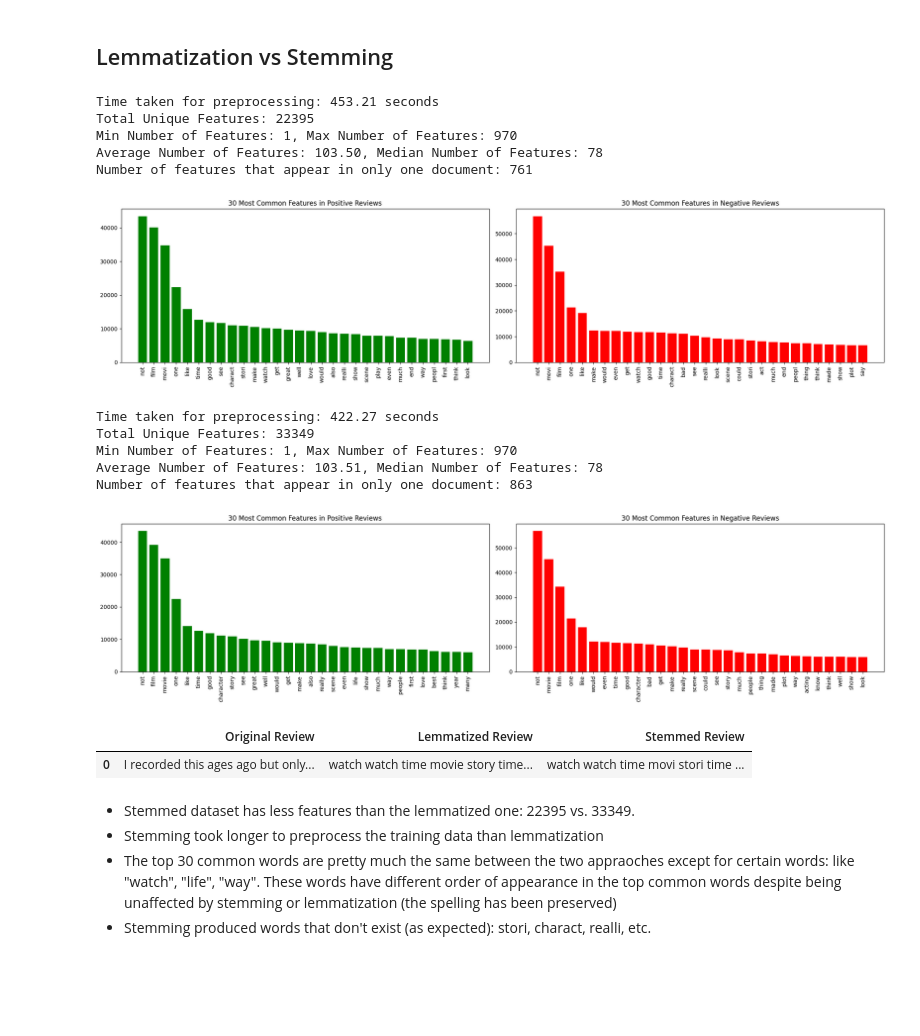
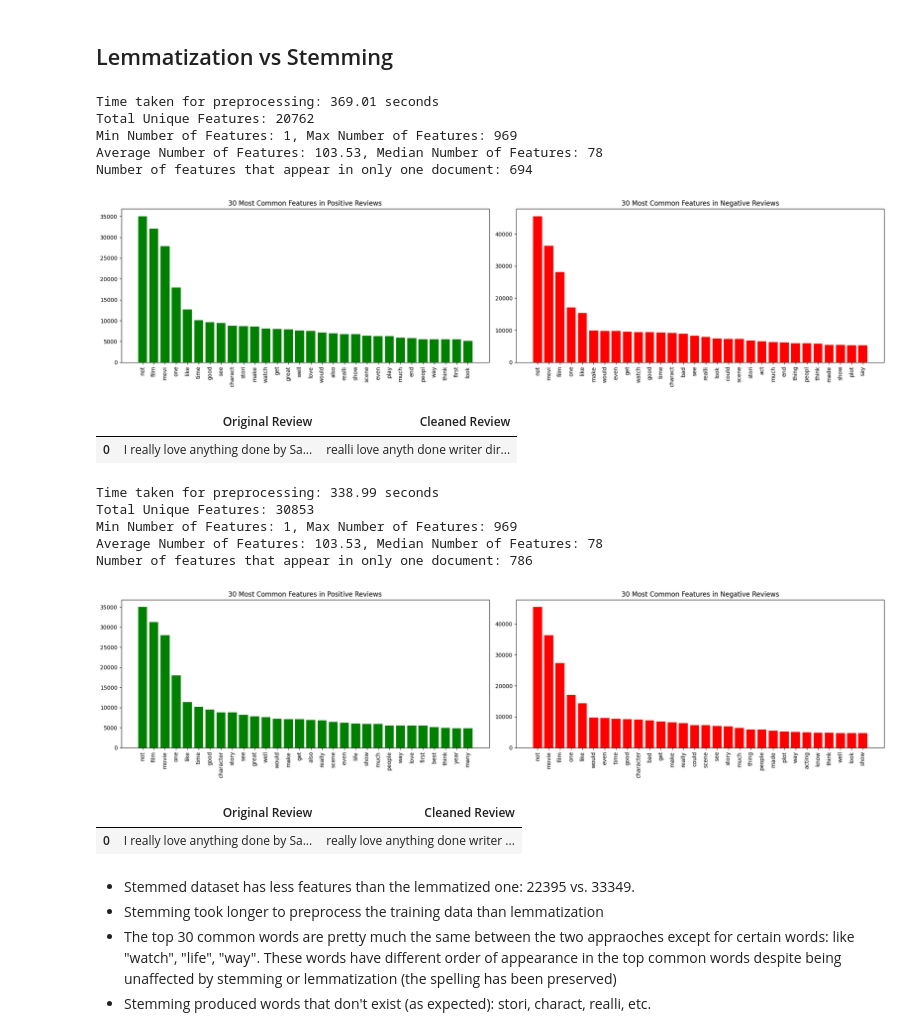
Before and after one commit to jannaiklaas/data-science-task, a Jupyter notebook: notebooks/Iklaas_J_Final_Project_DS23.ipynb, the cells around one changed output. Drawn from its saved outputs; the diff is of its cells as text; code cells hidden in the pictures; blank space fills up the shorter version.

```diff
--- a/notebooks/Iklaas_J_Final_Project_DS23.ipynb
+++ b/notebooks/Iklaas_J_Final_Project_DS23.ipynb
@@ -56,6 +45,5 @@ True
 # %%
-df_train = pd.read_csv('../data/raw/train.csv')
-df_test = pd.read_csv('../data/raw/test.csv')
+df = pd.read_csv('../data/raw/train/train.csv')
 # %% [markdown]
 # Auxiliary Methods
 # %%
@@ -125,11 +113,17 @@ def analyze_reviews(data, preprocessed=False, most_common=20, least_common=None,
         print(f"\n{least_common} Least Common Words in Each Class:")
         display(least_common_words_df)
 # %%
-def plot_clean_data(data, use_lemmatization=False):
+def plot_clean_data(data, use_lemmatization=False, row_number = 9):
     start_time = time.time()
-    preprocessor = TextPreprocessor(use_lemmatization=use_lemmatization)
+    preprocessor = TextPreprocessor(use_lemmatization=use_lemmatization, vectorization_type=None)
     X, y, _ = preprocessor.preprocess(data)
     elapsed_time = time.time() - start_time
     preprocessed_df = pd.DataFrame({'review': X, 'sentiment': y.map({0: 'negative', 1: 'positive'})})
     print(f"Time taken for preprocessing: {elapsed_time:.2f} seconds")
     analyze_reviews(preprocessed_df, most_common=30, preprocessed=True)
+    reviews_df = pd.DataFrame({
+        "Original Review": [data['review'].iloc[row_number]],
+        "Cleaned Review": [preprocessed_df['review'].iloc[row_number]]
+    })
+
+    return reviews_df.style.set_properties(**{'text-align': 'left', 'white-space': 'pre-wrap'})
@@ -351,7 +325,7 @@ df_train.duplicated().sum()
 # %% [output]
 272
 # %%
-df_train.drop_duplicates(inplace=True)
+df.drop_duplicates(inplace=True)
 # %% [markdown]
 * We have eliminated 272 duplicate entries. This is a comparatively minor fraction of the data, so its removal is unlikely to significantly disrupt the balance between the target classes—even if all duplicates were from the same class.
 * An examination of the corpus’s feature distribution is forthcoming. We aim to assess the total number of tokens, the range of feature occurrences per document, and identify both the most and least common words by sentiment. This analysis may uncover additional text cleaning requirements.
@@ -413,6 +387,8 @@ These steps are applied to both train and test data. Four sets of train-test dat
 * Stemming with TF-IDF vectorization
 
 To assess the impact of stemming versus lemmatization, as well as different vectorization techniques, I will present the shapes of the preprocessed datasets, samples of preprocessed text, and—during the modeling phase—compare these preprocessing methods in terms of model performance and training duration.
+# %%
+train, test = train_test_split(df, test_size=0.2, random_state=42, stratify=df['sentiment'])
 # %%
 class TextPreprocessor:
     def __init__(self, use_lemmatization=True, vectorization_type=None):
@@ -495,28 +471,27 @@ class TextPreprocessor:
 # %% [markdown]
 ## Lemmatization vs Stemming
 # %%
-plot_clean_data(df_train, use_lemmatization=False)
+plot_clean_data(train, use_lemmatization=False, row_number=5)
 # %% [output]
-Time taken for preprocessing: 453.21 seconds
-Total Unique Features: 22395
-Min Number of Features: 1, Max Number of Features: 970
-Average Number of Features: 103.50, Median Number of Features: 78
-Number of features that appear in only one document: 761
+Time taken for preprocessing: 369.01 seconds
+Total Unique Features: 20762
+Min Number of Features: 1, Max Number of Features: 969
+Average Number of Features: 103.53, Median Number of Features: 78
+Number of features that appear in only one document: 694
-[figure, old version]
+[figure, new version]
+|  | Original Review | Cleaned Review |
+| 0 | I really love anything done by Sa... | realli love anyth done writer dir... |
 # %%
-plot_clean_data(df_train, use_lemmatization=True)
+plot_clean_data(train, use_lemmatization=True, row_number=5)
 # %% [output]
-Time taken for preprocessing: 422.27 seconds
-Total Unique Features: 33349
-Min Number of Features: 1, Max Number of Features: 970
-Average Number of Features: 103.51, Median Number of Features: 78
-Number of features that appear in only one document: 863
+Time taken for preprocessing: 338.99 seconds
+Total Unique Features: 30853
+Min Number of Features: 1, Max Number of Features: 969
+Average Number of Features: 103.53, Median Number of Features: 78
+Number of features that appear in only one document: 786
-[figure, old version]
+[figure, new version]
+|  | Original Review | Cleaned Review |
+| 0 | I really love anything done by Sa... | really love anything done writer ... |
-# %%
-show_example_review(90)
-# %% [output]
-|  | Original Review | Lemmatized Review | Stemmed Review |
-| 0 | I recorded this ages ago but only... | watch watch time movie story time... | watch watch time movi stori time ... |
 # %% [markdown]
 * Stemmed dataset has less features than the lemmatized one: 22395 vs. 33349.
 * Stemming took longer to preprocess the training data than lemmatization
```
Also changed, not shown: parts of 24 cells of this notebook, 20 other files.
